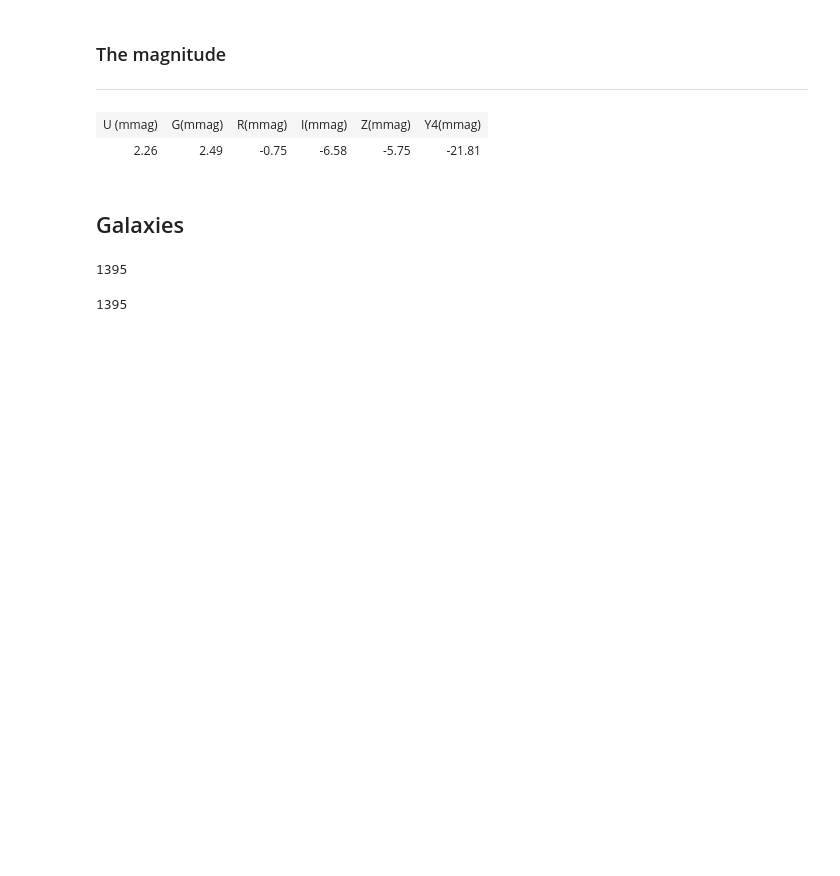
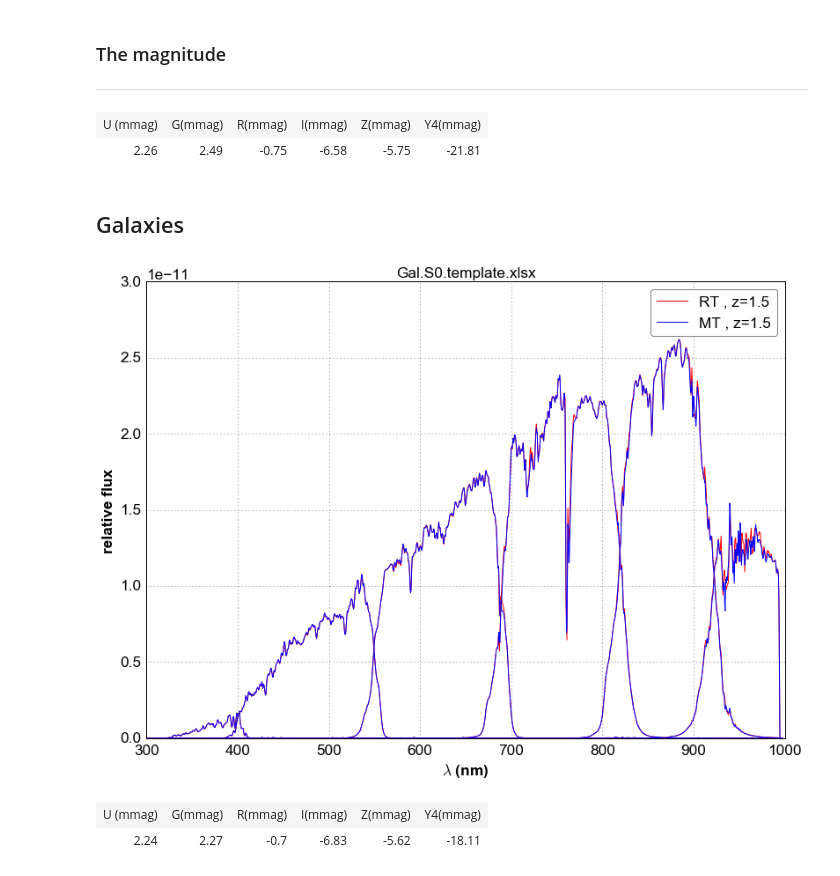
Before and after one commit to sylvielsstfr/PC5AtmStudies, a Jupyter notebook: StarsAndGalaxies/MTRTComparisonWithAstroObj.ipynb, the cells around one changed output. Drawn from its saved outputs; the diff is of its cells as text; code cells hidden in the pictures; blank space fills up the shorter version.

```diff
--- a/StarsAndGalaxies/MTRTComparisonWithAstroObj.ipynb
+++ b/StarsAndGalaxies/MTRTComparisonWithAstroObj.ipynb
@@ -419,6 +427,6 @@ table
 # %% [markdown]
 ## Galaxies
 # %%
-fullfilename_gal= [  os.path.join(path_sed,filename_gal[i])  for i in range(0,3) ]
+fullfilename_gal= [  os.path.join(path_sed,filename_gal[j])  for j in range(0,3) ]
 # %%
-wl_gal_1,sed_gal_1=magnit.ReadSED(fullfilename_gal[0])
+wl_gal_0,sed_gal_0=magnit.ReadSED(fullfilename_gal[0])
@@ -429,11 +439,11 @@ split_str=title.split(".")
 len_str=len(split_str)
 split_str[len_str-1]='.pdf'
 figfilename=string.join(split_str,sep='')
-# %%
-wl_gal_1.shape[0]
-# %% [output]
-1395
-# %%
-sed_gal_1.shape[0]
-# %% [output]
-1395
+# %%
+flux_ccd_mt=GetFluxCCD_Modtran(wl_gal_0,sed_gal_0)
+# %%
+flux_ccd_rt=GetFluxCCD_LibRadtran(wl_gal_0,sed_gal_0)
+# %%
+PlotFluxatCCD(wl_gal_0,flux_ccd_rt,flux_ccd_mt,title,figfilename)
+# %% [output]
+[figure, added]
@@ -439,0 +456,5 @@ sed_gal_1.shape[0]
+# %%
+table
+# %% [output]
+| U (mmag) | G(mmag) | R(mmag) | I(mmag) | Z(mmag) | Y4(mmag) |
+| 2.24 | 2.27 | -0.7 | -6.83 | -5.62 | -18.11 |
```
Also changed, not shown: parts of 62 cells of this notebook, 1 other file.
